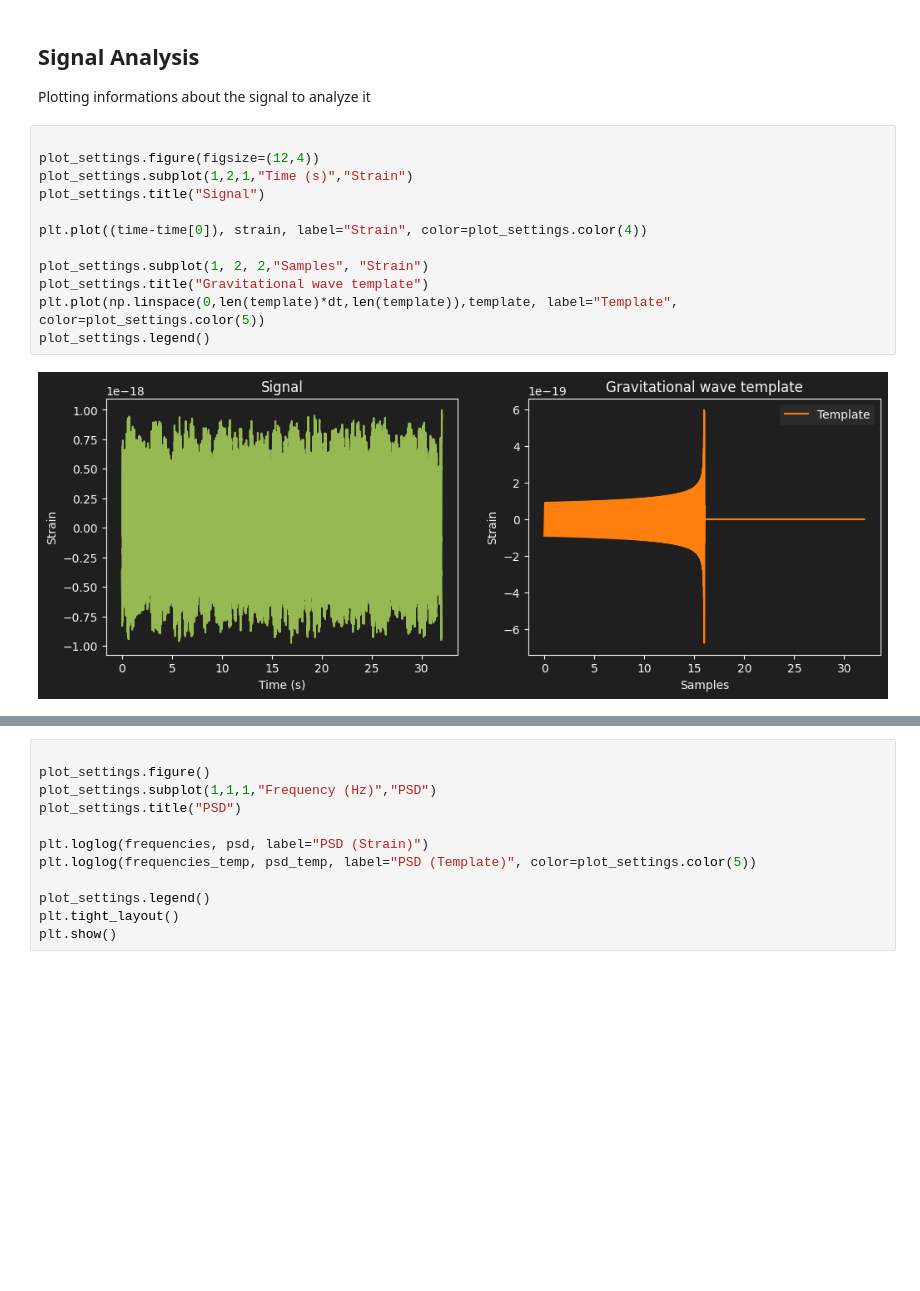
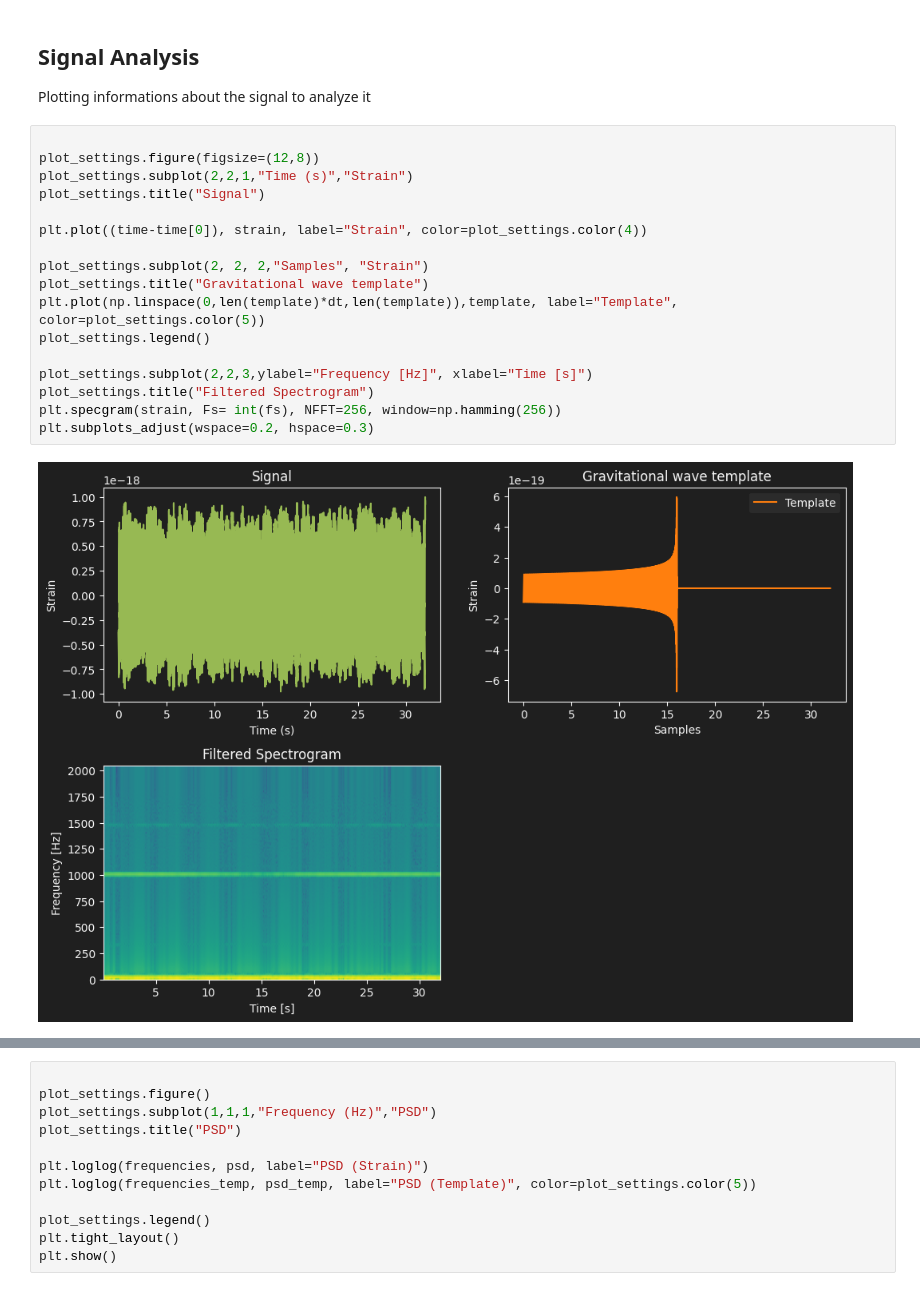
Before and after one commit to NunzioDA/EDSProjects, a Jupyter notebook: project_three/project_three.ipynb, the cells around one changed output, grey strips where cells are left out. Cells and saved outputs as stored; diff of their text form; blank space fills up the shorter version.

```diff
--- a/project_three/project_three.ipynb
+++ b/project_three/project_three.ipynb
@@ -37,15 +53,20 @@ template_length = len(template)
 Plotting informations about the signal to analyze it
 # %%
 
-plot_settings.figure(figsize=(12,4))
-plot_settings.subplot(1,2,1,"Time (s)","Strain")
+plot_settings.figure(figsize=(12,8))
+plot_settings.subplot(2,2,1,"Time (s)","Strain")
 plot_settings.title("Signal")
 
 plt.plot((time-time[0]), strain, label="Strain", color=plot_settings.color(4))
 
-plot_settings.subplot(1, 2, 2,"Samples", "Strain")
+plot_settings.subplot(2, 2, 2,"Samples", "Strain")
 plot_settings.title("Gravitational wave template")
 plt.plot(np.linspace(0,len(template)*dt,len(template)),template, label="Template", color=plot_settings.color(5))
 plot_settings.legend()
+
+plot_settings.subplot(2,2,3,ylabel="Frequency [Hz]", xlabel="Time [s]")
+plot_settings.title("Filtered Spectrogram")
+plt.specgram(strain, Fs= int(fs), NFFT=256, window=np.hamming(256))
+plt.subplots_adjust(wspace=0.2, hspace=0.3)
 # %% [output]
-[figure, old version]
+[figure, new version]
```
Also changed, not shown: parts of 12 cells of this notebook.
